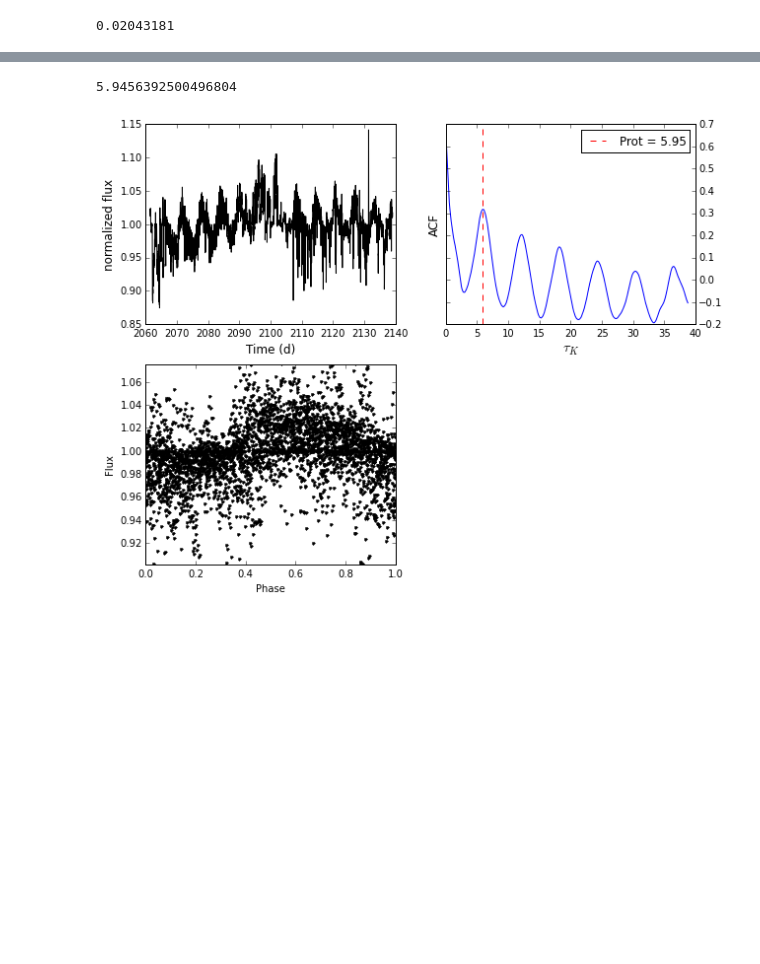
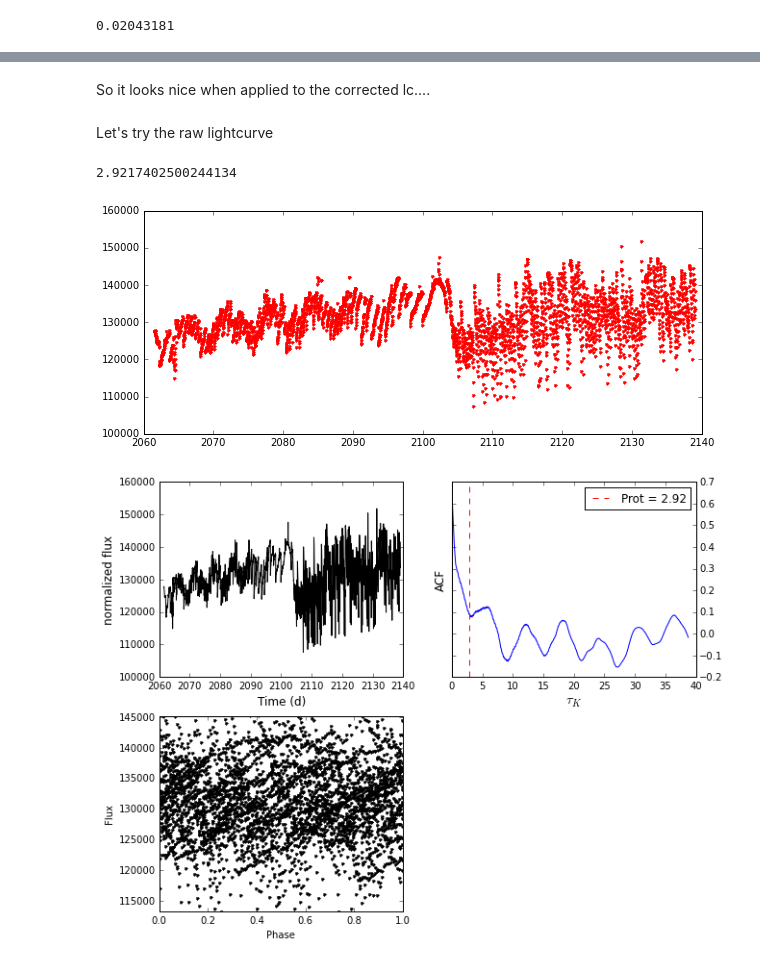
Before and after one commit to stephtdouglas/k2spin, a Jupyter notebook: acf.ipynb, the cells around one changed output, grey strips where cells are left out. Drawn from its saved outputs; the diff is of its cells as text; code cells hidden in the pictures; blank space fills up the shorter version.

Commit message:
test true ACF with just part of the lc

```diff
--- a/acf.ipynb
+++ b/acf.ipynb
@@ -148,5 +152,15 @@ t, y, dy = hypra.prot.fix_kepler.fill_gaps(light_curve.time,
-# %%
-hypra.prot.time_series.run_acf(t, y, plot=True)
-# %% [output]
-5.9456392500496804
-[figure, removed]
+# %% [markdown]
+So it looks nice when applied to the corrected lc....
+# %% [markdown]
+Let's try the raw lightcurve
+# %%
+t, y, dy = hypra.prot.fix_kepler.fill_gaps(light_curve.time,
+                                           light_curve.flux,
+                                           light_curve.unc_flux)
+plt.figure(figsize=(10,4))
+plt.plot(t,y,'r.')
+hypra.prot.time_series.run_acf(t, y, plot=True)
+# %% [output]
+2.9217402500244134
+[figure, added]
+[figure, added]
```
Also changed, not shown: parts of 5 cells of this notebook.
